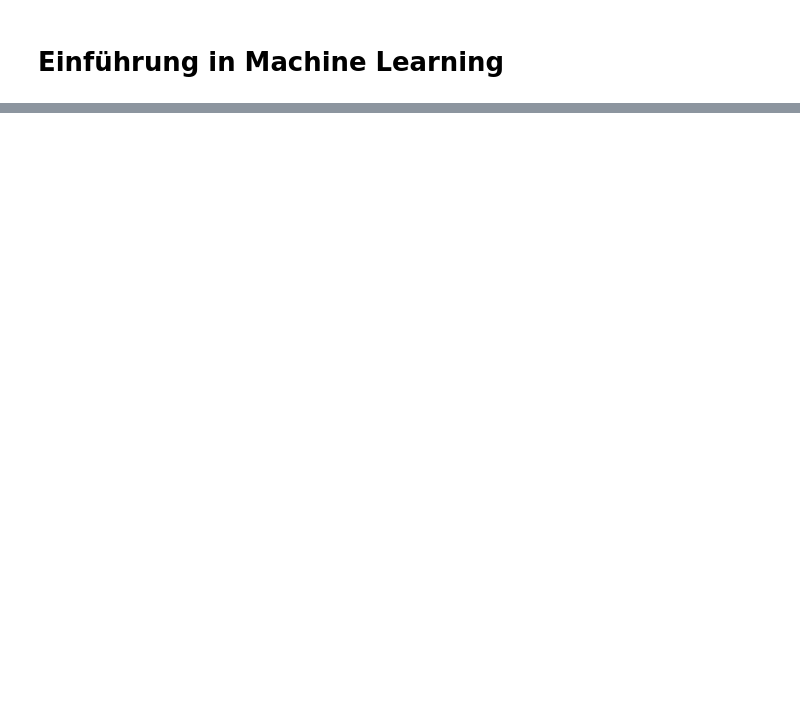
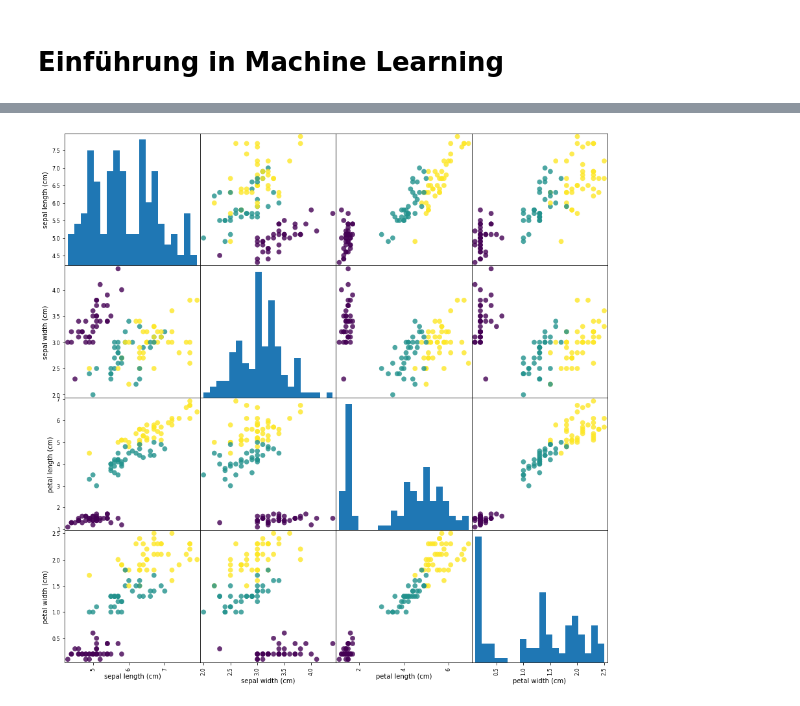
Before and after one commit to athielem/Tutorials_in_German, a Jupyter notebook: Einführung_in_Machine_Learning.ipynb, the cells around one changed output, grey strips where cells are left out. Cells and saved outputs as stored; diff of their text form; code cells hidden in the pictures; blank space fills up the shorter version.

```diff
--- a/Einführung_in_Machine_Learning.ipynb
+++ b/Einführung_in_Machine_Learning.ipynb
@@ -28,0 +39,12 @@ Hierfür werden wir von einem bereits vorliegenden Datensatz Gebrauch machen, we
+# %%
+# Wir importieren den Datensatz "load_iris" aus der Sammlung der bereits vorliegenden Datensätze
+
+# Das sind die Datensätze, die verfügbar sind
+# for content in dir(sklearn.datasets):
+#     if content.startswith('load_'):
+#         print(content)
+
+# Die Methode "load_iris()" gibt den Datensatz zurück
+from sklearn.datasets import load_iris
+iris_dataset = load_iris()
+iris_dataset
@@ -28,0 +108,12 @@ Hierfür werden wir von einem bereits vorliegenden Datensatz Gebrauch machen, we
+# %%
+# Hiermit importieren wir das entsprechende Modul aus dem scikit-learn-Paket
+from sklearn.model_selection import train_test_split
+
+# Großgeschriebenes X steht für die Features
+# Kleingeschriebenes y wird für die Targets ausgewählt
+# Die Funktion gibt vier Objekte zurück; wenn man zu wenige definiert, läuft die Funktion auf einen Fehler
+# Der Parameter "random_state" ermöglicht uns das "Durchmischen" konstant zu halten, so dass
+# wir jedes Mal dieselben Werte in unseren Features und Targets erhalten und
+# somit die Ergebnisse reproduzierbar sind
+# Hintergrund dieses Mechanismus ist der Seed, der der Generierung von Pseudo-Zufallszahlen zugrunde liegt
+X_train, X_test, y_train, y_test = train_test_split(iris_dataset['data'], iris_dataset['target'], random_state=0)
@@ -28,0 +146,13 @@ Hierfür werden wir von einem bereits vorliegenden Datensatz Gebrauch machen, we
+# %%
+
+import pandas as pd
+
+# create dataframe from data in X_train
+# label the columns using the strings in iris_dataset.feature_names
+iris_dataframe = pd.DataFrame(X_train, columns=iris_dataset.feature_names)
+# create a scatter matrix from the dataframe, color by y_train
+grr = pd.plotting.scatter_matrix(iris_dataframe, c=y_train, figsize=(15, 15), marker='o',
+hist_kwds={'bins': 20}, s=60, alpha=.8)
+# pd.plotting.scatter_matrix(iris_dataframe, c=y_train, figsize=(15, 15), marker='o')
+# %% [output]
+[figure, added]
```
Also changed, not shown: parts of 16 cells of this notebook, 1 other file.
